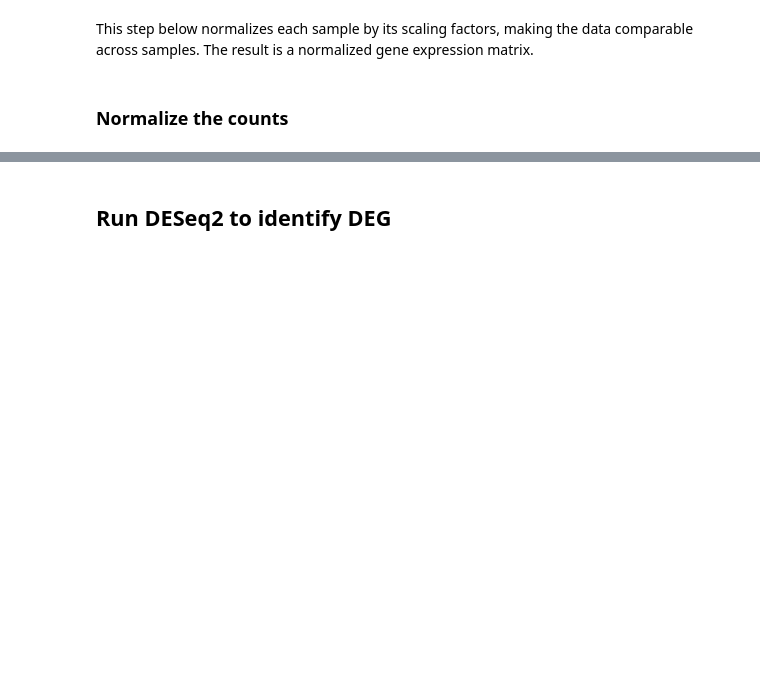
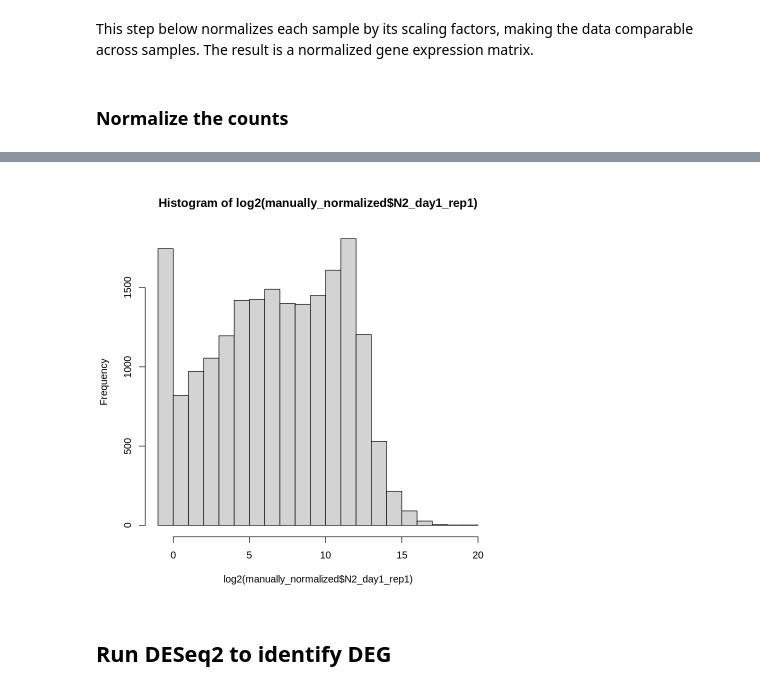
Before and after one commit to Bix4UMD/BIOI611_lab, a Jupyter notebook: docs/BIOI611_DESeq2_analysis.ipynb, the cells around one changed output, grey strips where cells are left out. Saved outputs shown, nothing was run; the diff lists cells and outputs as text; code cells hidden in the pictures; blank space fills up the shorter version.

```diff
--- a/docs/BIOI611_DESeq2_analysis.ipynb
+++ b/docs/BIOI611_DESeq2_analysis.ipynb
@@ -258,6 +275,10 @@ A data.frame: 6 × 6
 | WBGene00000004 | 582.6243 | 540.2493 | 548.2748 | 783.59680 | 756.15585 | 622.7169 |
 | WBGene00000005 | 382.0978 | 487.2111 | 511.2292 | 90.70819 | 90.85052 | 132.5377 |
 | WBGene00000006 | 342.1920 | 424.3054 | 353.5208 | 157.02426 | 159.33783 | 154.2767 |
+# %%
+hist(log2(manually_normalized$N2_day1_rep1))
+# %% [output]
+[figure, added]
 # %% [markdown]
 ## Run DESeq2 to identify DEG
 # %%
```
Also changed, not shown: parts of 12 cells of this notebook.
